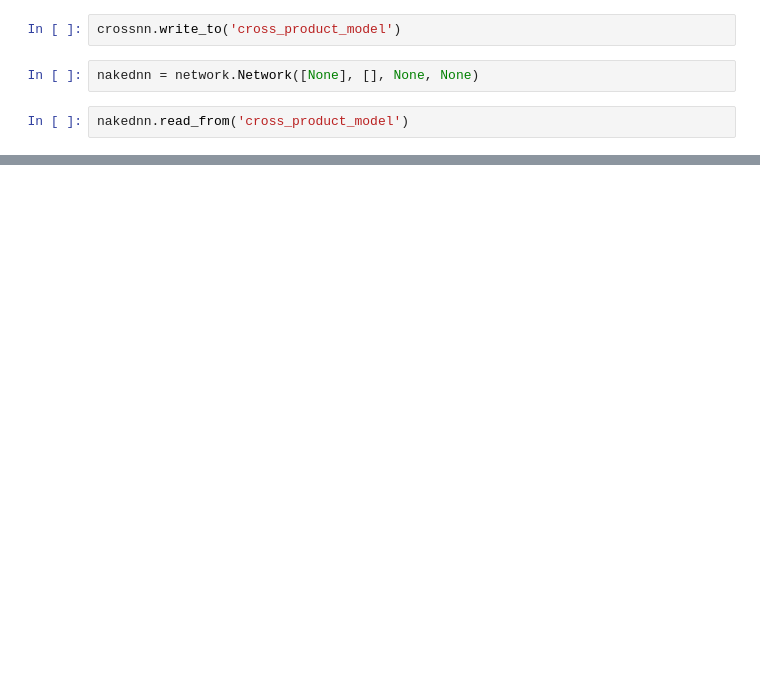
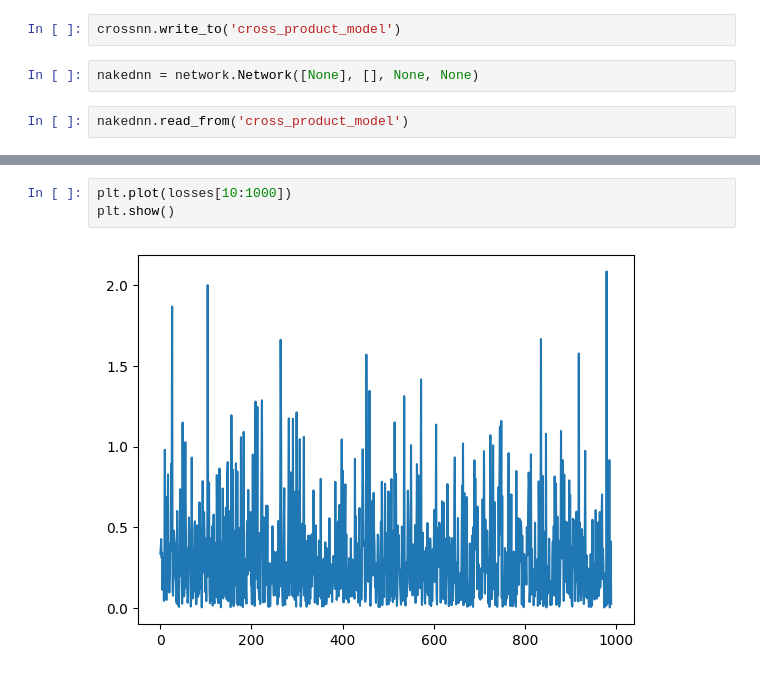
Before and after one commit to tayo4pf/axon, a Jupyter notebook: cross_product_trial.ipynb, the cells around one changed output, grey strips where cells are left out. Saved outputs shown, nothing was run; the diff lists cells and outputs as text; blank space fills up the shorter version.

```diff
--- a/cross_product_trial.ipynb
+++ b/cross_product_trial.ipynb
@@ -79,0 +89,5 @@ crossnn.visualize()
+# %%
+plt.plot(losses[10:1000])
+plt.show()
+# %% [output]
+[figure, added]
```
Also changed, not shown: parts of 12 cells of this notebook, 3 other files.
